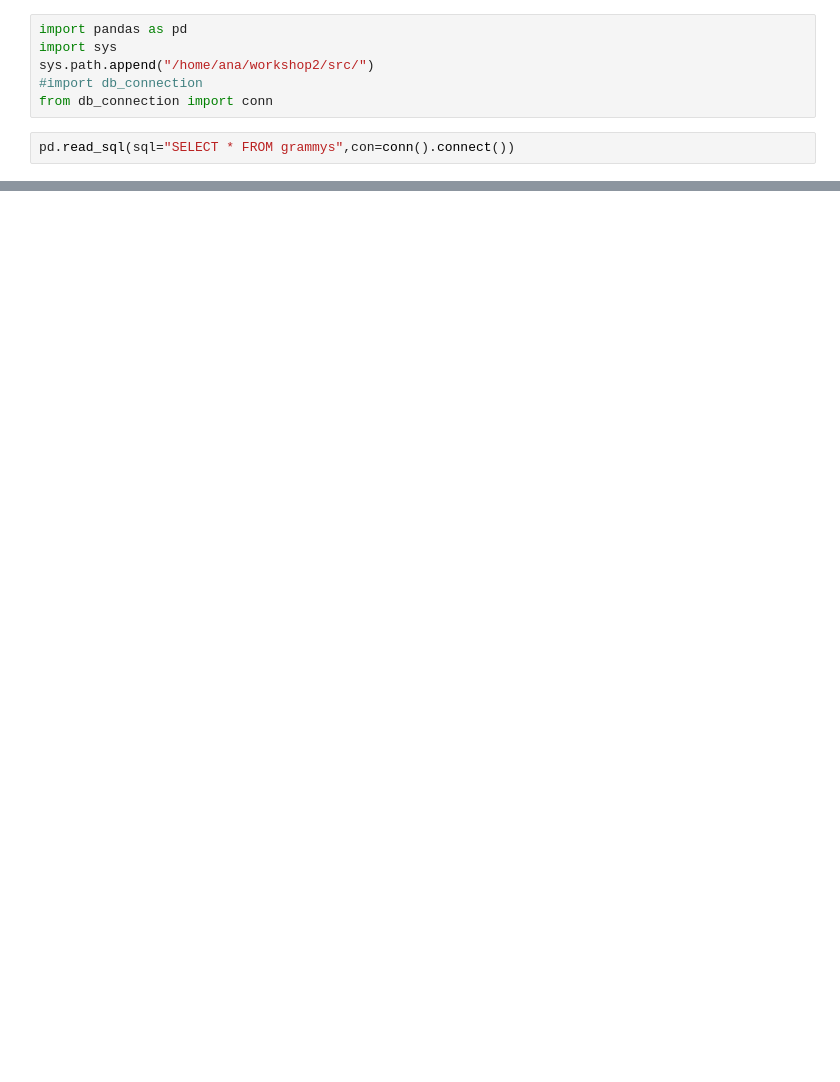
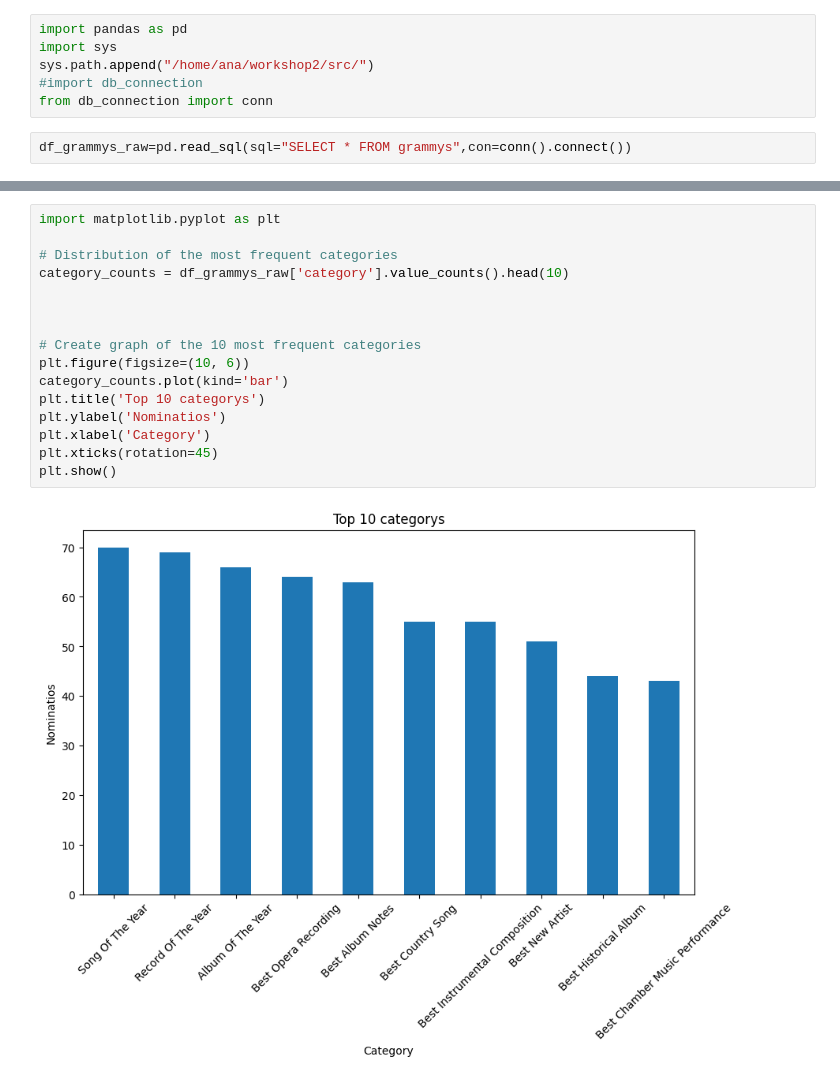
Before and after one commit to anacriquintero/workshop2, a Jupyter notebook: Notebooks/eda_grammy.ipynb, the cells around one changed output, grey strips where cells are left out. Drawn from its saved outputs; the diff is of its cells as text; blank space fills up the shorter version.

```diff
--- a/Notebooks/eda_grammy.ipynb
+++ b/Notebooks/eda_grammy.ipynb
@@ -5,4 +5,4 @@ sys.path.append("/home/ana/workshop2/src/")
 #import db_connection
 from db_connection import conn
 # %%
-pd.read_sql(sql="SELECT * FROM grammys",con=conn().connect())
+df_grammys_raw=pd.read_sql(sql="SELECT * FROM grammys",con=conn().connect())
@@ -22,0 +138,18 @@ pd.read_sql(sql="SELECT * FROM grammys",con=conn().connect())
+# %%
+import matplotlib.pyplot as plt
+
+# Distribution of the most frequent categories
+category_counts = df_grammys_raw['category'].value_counts().head(10)
+
+
+
+# Create graph of the 10 most frequent categories
+plt.figure(figsize=(10, 6))
+category_counts.plot(kind='bar')
+plt.title('Top 10 categorys')
+plt.ylabel('Nominatios')
+plt.xlabel('Category')
+plt.xticks(rotation=45)
+plt.show()
+# %% [output]
+[figure, added]
```
Also changed, not shown: parts of 18 cells of this notebook.
